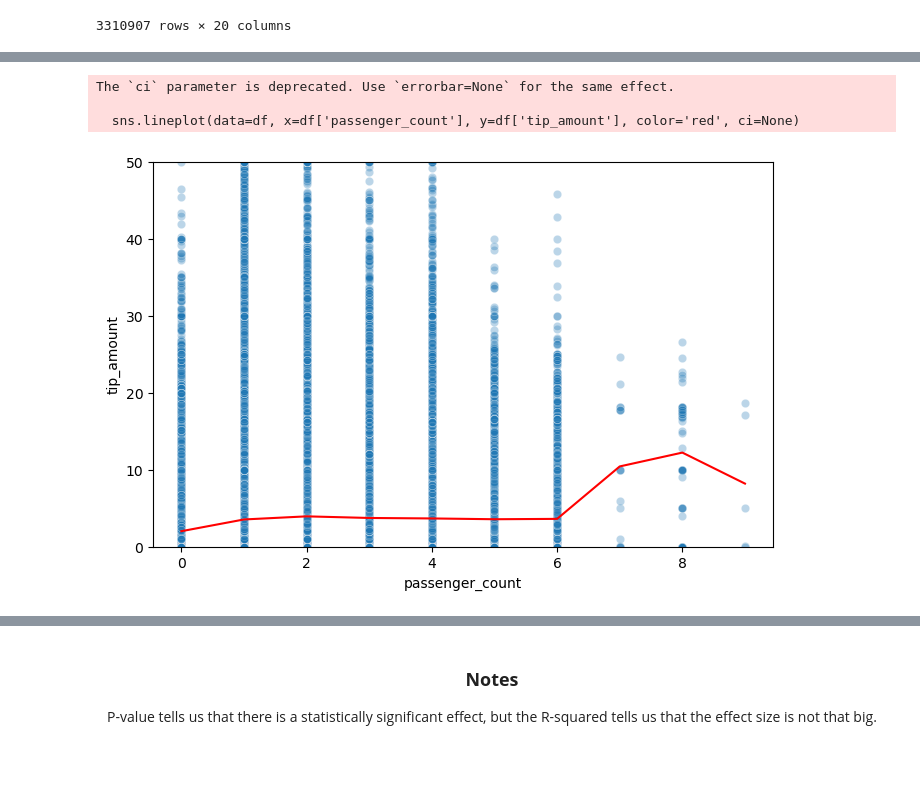
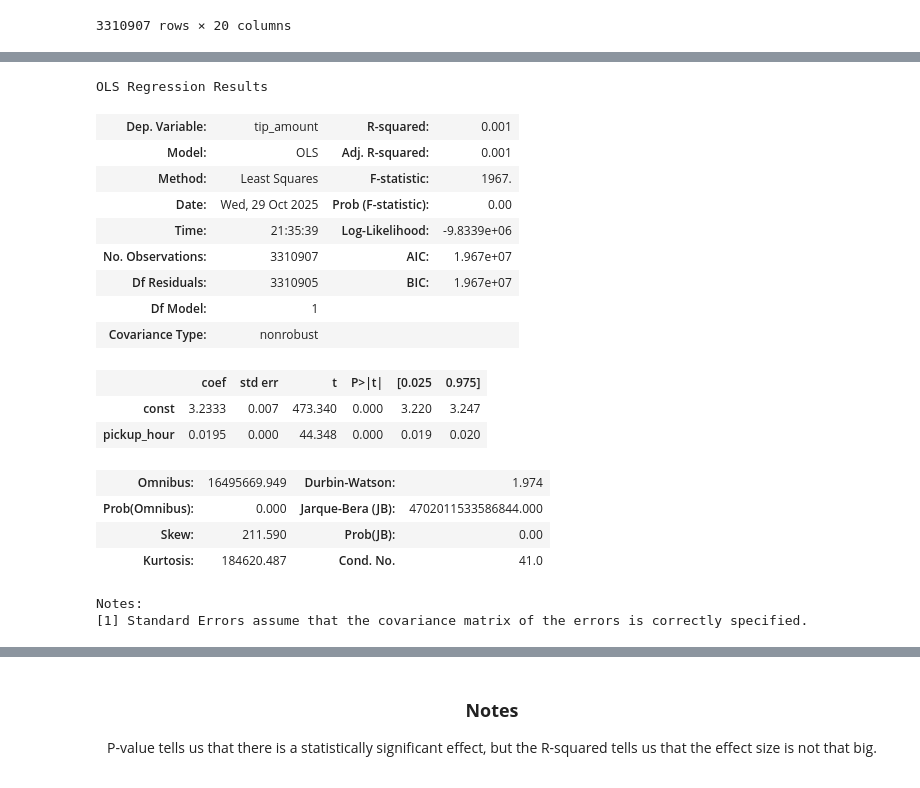
Before and after one commit to ro-the-creator/DA2025_Lectures, a Jupyter notebook: Mod6/CodeAssignments/Mod6L5_CodeAssignment_STUDENT.ipynb, the cells around one changed output, grey strips where cells are left out. Drawn from its saved outputs; the diff is of its cells as text; code cells hidden in the pictures.

```diff
--- a/Mod6/CodeAssignments/Mod6L5_CodeAssignment_STUDENT.ipynb
+++ b/Mod6/CodeAssignments/Mod6L5_CodeAssignment_STUDENT.ipynb
@@ -154,17 +154,29 @@ OLS Regression Results
 | Kurtosis: | 185204.909 | Cond. No. | 3.62 |
 Notes:
 [1] Standard Errors assume that the covariance matrix of the errors is correctly specified.
-# %%
-import seaborn as sns
-import matplotlib.pyplot as plt
-
-plt.figure(figsize=(8,5))
-sns.scatterplot(data=df, x=df['passenger_count'], y=df['tip_amount'], alpha=0.3)
-sns.lineplot(data=df, x=df['passenger_count'], y=df['tip_amount'], color='red', ci=None)
-plt.ylim((0,50))
-plt.show()
-# %% [output]
-The `ci` parameter is deprecated. Use `errorbar=None` for the same effect.
-
-  sns.lineplot(data=df, x=df['passenger_count'], y=df['tip_amount'], color='red', ci=None)
-[figure, removed]
+# %%
+# Model 2: pickup_hour
+X1 = sm.add_constant(df[['pickup_hour']]) #add intercept yourself for statsmodels
+y1 = df['tip_amount']
+model = sm.OLS(y1, X1).fit()
+model.summary()
+# %% [output]
+OLS Regression Results
+| Dep. Variable: | tip_amount | R-squared: | 0.001 |
+| Model: | OLS | Adj. R-squared: | 0.001 |
+| Method: | Least Squares | F-statistic: | 1967. |
+| Date: | Wed, 29 Oct 2025 | Prob (F-statistic): | 0.00 |
+| Time: | 21:35:39 | Log-Likelihood: | -9.8339e+06 |
+| No. Observations: | 3310907 | AIC: | 1.967e+07 |
+| Df Residuals: | 3310905 | BIC: | 1.967e+07 |
+| Df Model: | 1 |  |  |
+| Covariance Type: | nonrobust |  |  |
+|  | coef | std err | t | P>|t| | [0.025 | 0.975] |
+| const | 3.2333 | 0.007 | 473.340 | 0.000 | 3.220 | 3.247 |
+| pickup_hour | 0.0195 | 0.000 | 44.348 | 0.000 | 0.019 | 0.020 |
+| Omnibus: | 16495669.949 | Durbin-Watson: | 1.974 |
+| Prob(Omnibus): | 0.000 | Jarque-Bera (JB): | 4702011533586844.000 |
+| Skew: | 211.590 | Prob(JB): | 0.00 |
+| Kurtosis: | 184620.487 | Cond. No. | 41.0 |
+Notes:
+[1] Standard Errors assume that the covariance matrix of the errors is correctly specified.
```
Also changed, not shown: parts of 5 cells of this notebook, 5 other files.
